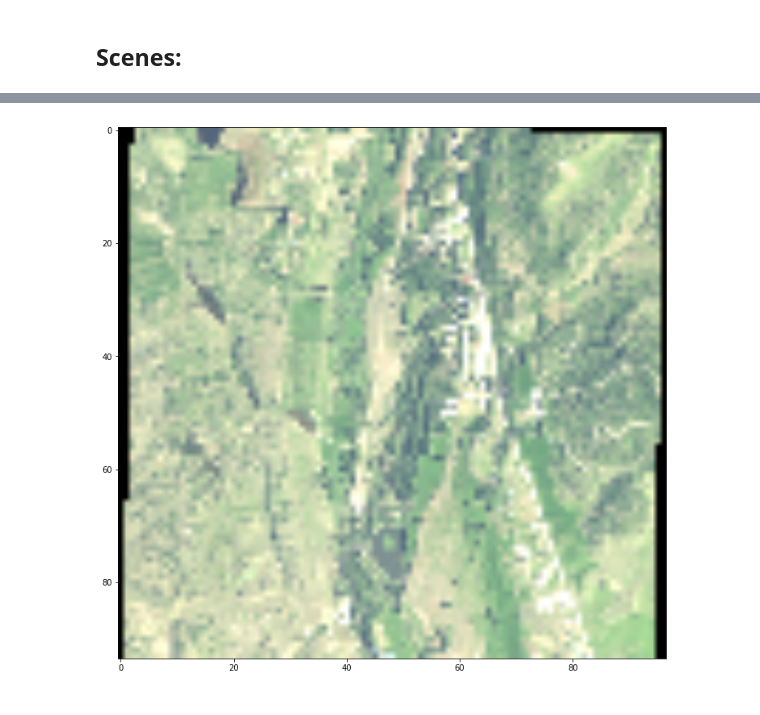
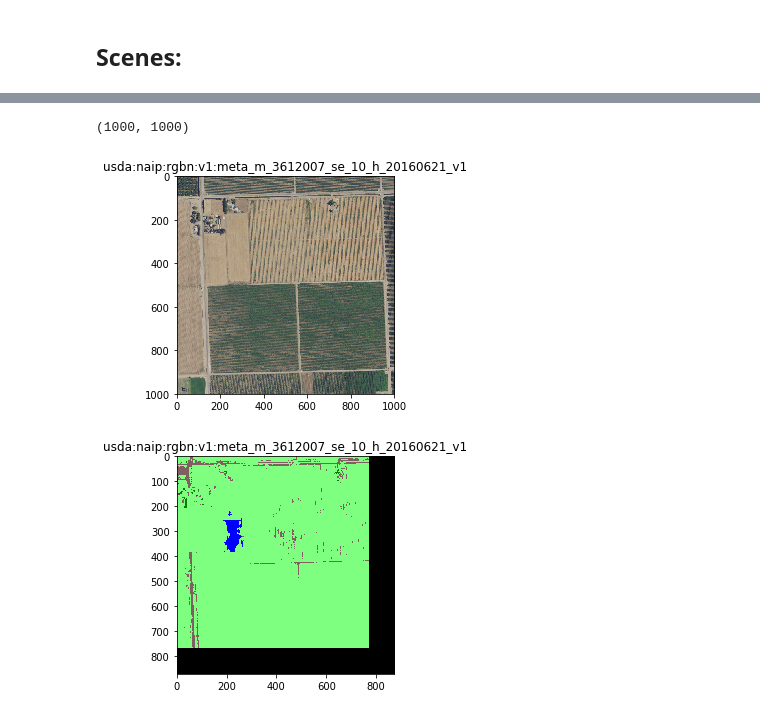
Before and after one commit to jthoms/descarteslabs-msapiforearth-sample, a Jupyter notebook: workflow-sample.ipynb, the cells around one changed output, grey strips where cells are left out. Cells and saved outputs as stored; diff of their text form; code cells hidden in the pictures.

Commit message:
Implement ms api for earth request.

```diff
--- a/workflow-sample.ipynb
+++ b/workflow-sample.ipynb
@@ -63,7 +71,62 @@ Scene "usda:naip:rgbn:v1:meta_m_3610612_nw_13_1_20160615_v1"
-# %%
-# Display
-ctx_lowres = ctx_v1.assign(resolution=30)
-arr = scene.ndarray("red green blue", ctx_lowres)
-dl.scenes.display(arr)
-# %% [output]
-[figure, removed]
+# %%
+
+def make_square(img, max_size=1000, fill_color=(0, 0, 0, 0)):
+    x, y = img.size
+    size = min(max_size, x, y)
+    img_new = Image.new('RGBA', (size, size), fill_color)
+    img_new.paste(img, ((size - x) // 2, (size - y) // 2))
+    return img_new
+# %%
+img_path_dl = "./images/{ctx.resolution}-{scene.properties.id}-red-green-blue-nir-{version}.tif".format(ctx=ctx_res, scene=scene, version="dl")
+scene.download("red green blue nir", ctx_res, dest=img_path_dl)
+img_dl = Image.open(img_path_dl)
+img_dl.load()
+
+# MS API accepts square image, size <= 4M
+img_sq = make_square(img_dl)
+print(img_sq.size)
+img_path_sq = "./images/{ctx.resolution}-{scene.properties.id}-red-green-blue-nir-{version}.tif".format(ctx=ctx_res, scene=scene, version="sq")
+img_sq.save(img_path_sq)
+img_arr_sq = np.asarray(img_sq)
+plt.title(scene.properties.id);
+plt.imshow(img_arr_sq)
+plt.show()
+# %% [output]
+(1000, 1000)
+[figure, added]
+# %%
+import http.client, urllib.parse, os
+
+headers = {
+    # Request headers
+    'Content-Type': 'image/tiff',
+    'Ocp-Apim-Subscription-Key': os.environ["MS_API4EARTH_KEY"],
+}
+params = urllib.parse.urlencode({
+    # Request parameters
+    'type': 'tiff',
+})
+
+img_path_ms = "./images/{ctx.resolution}-{scene.properties.id}-red-green-blue-nir-{version}.tif".format(ctx=ctx_res, scene=scene, version="ms")
+
+try:
+    conn = http.client.HTTPSConnection('aiforearth.azure-api.net')
+    conn.request("POST", "/v0.1/landcover/classify?%s" % params, open(img_path_sq, 'rb'), headers)
+    response = conn.getresponse()
+    data = response.read()
+    if response.status == 200:
+        out = open(img_path_ms, 'wb')
+        out.write(data)
+        out.close()
+        img_ms = Image.open(img_path_ms)
+        img_arr_ms = np.asarray(img_ms)
+        plt.title(scene.properties.id);
+        plt.imshow(img_arr_ms)
+        plt.show()
+    else:
+        print(data)
+    conn.close()
+except Exception as e:
+    print("[Errno {0}] {1}".format(e.errno, e.strerror))
+# %% [output]
+[figure, added]
```
Also changed, not shown: parts of 3 cells of this notebook, 3 other files.
